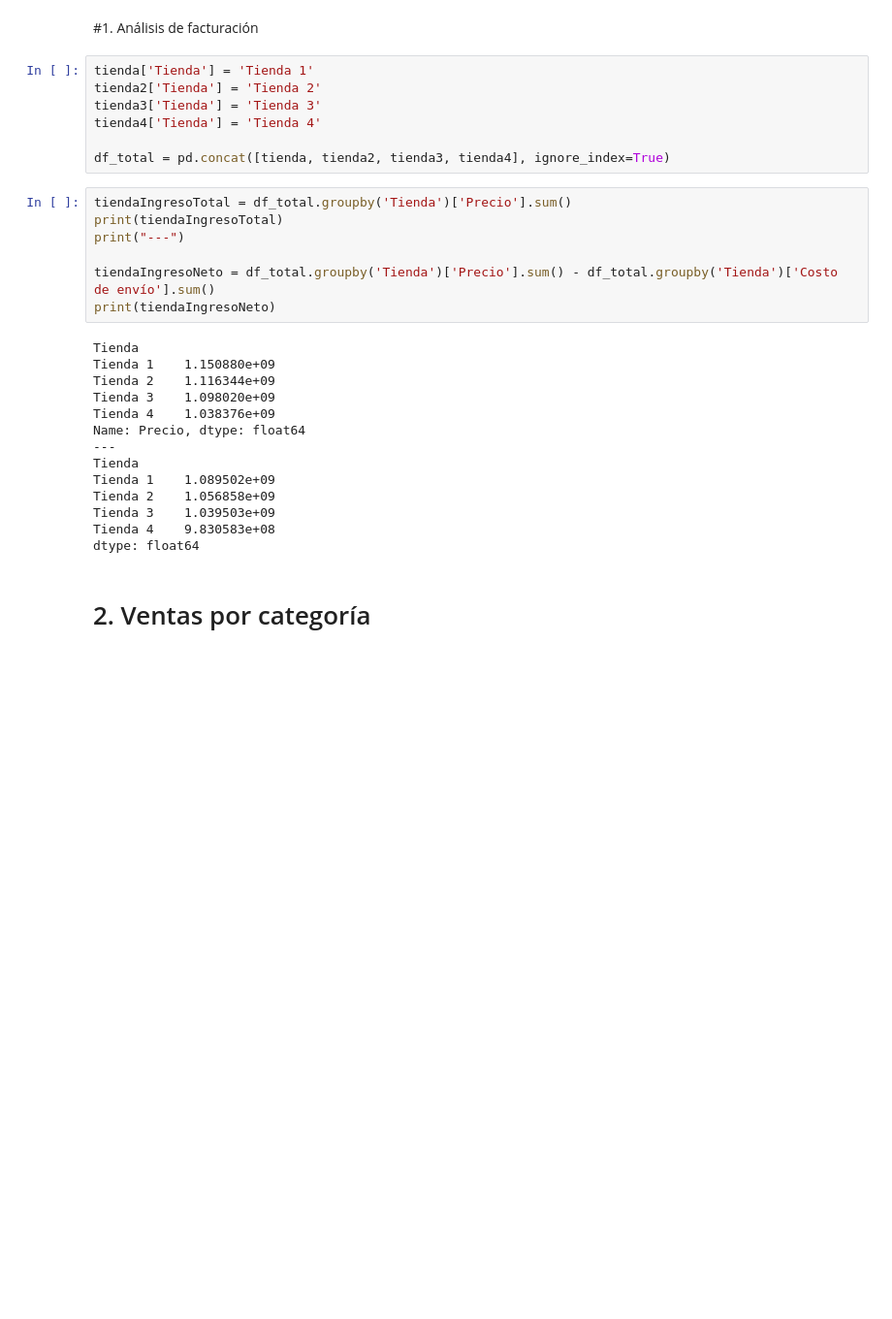
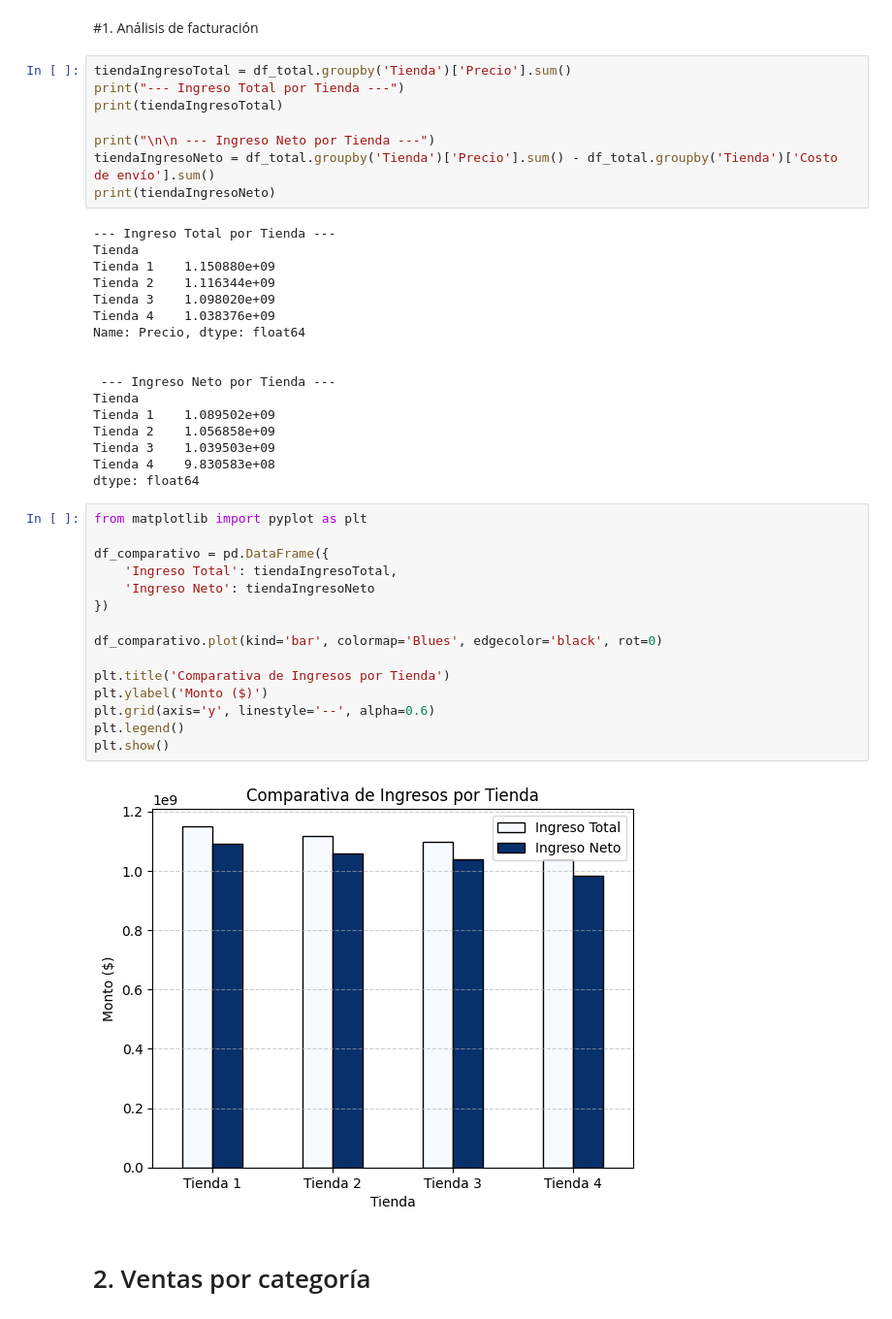
Before and after one commit to Alexis-Casanova/challenge-alura-store, a Jupyter notebook: AluraStoreLatam.ipynb, the cells around one changed output. Shown: that part at 97% size. Saved outputs shown, nothing was run; the diff lists cells and outputs as text; blank space fills up the shorter version.

Commit message:
Incorporación de visualizaciones

```diff
--- a/AluraStoreLatam.ipynb
+++ b/AluraStoreLatam.ipynb
@@ -33,33 +40,47 @@ tienda
 # %% [markdown]
 #1. Análisis de facturación
-# %%
-tienda['Tienda'] = 'Tienda 1'
-tienda2['Tienda'] = 'Tienda 2'
-tienda3['Tienda'] = 'Tienda 3'
-tienda4['Tienda'] = 'Tienda 4'
-
-df_total = pd.concat([tienda, tienda2, tienda3, tienda4], ignore_index=True)
 # %%
 tiendaIngresoTotal = df_total.groupby('Tienda')['Precio'].sum()
+print("--- Ingreso Total por Tienda ---")
 print(tiendaIngresoTotal)
-print("---")
 
+print("\n\n --- Ingreso Neto por Tienda ---")
 tiendaIngresoNeto = df_total.groupby('Tienda')['Precio'].sum() - df_total.groupby('Tienda')['Costo de envío'].sum()
 print(tiendaIngresoNeto)
 # %% [output]
+--- Ingreso Total por Tienda ---
 Tienda
 Tienda 1    1.150880e+09
 Tienda 2    1.116344e+09
 Tienda 3    1.098020e+09
 Tienda 4    1.038376e+09
 Name: Precio, dtype: float64
----
+
+
+ --- Ingreso Neto por Tienda ---
 Tienda
 Tienda 1    1.089502e+09
 Tienda 2    1.056858e+09
 Tienda 3    1.039503e+09
 Tienda 4    9.830583e+08
 dtype: float64
+# %%
+from matplotlib import pyplot as plt
+
+df_comparativo = pd.DataFrame({
+    'Ingreso Total': tiendaIngresoTotal,
+    'Ingreso Neto': tiendaIngresoNeto
+})
+
+df_comparativo.plot(kind='bar', colormap='Blues', edgecolor='black', rot=0)
+
+plt.title('Comparativa de Ingresos por Tienda')
+plt.ylabel('Monto ($)')
+plt.grid(axis='y', linestyle='--', alpha=0.6)
+plt.legend()
+plt.show()
+# %% [output]
+[figure, added]
 # %% [markdown]
 # 2. Ventas por categoría
 # %%
```
Also changed, not shown: parts of 11 cells of this notebook.
